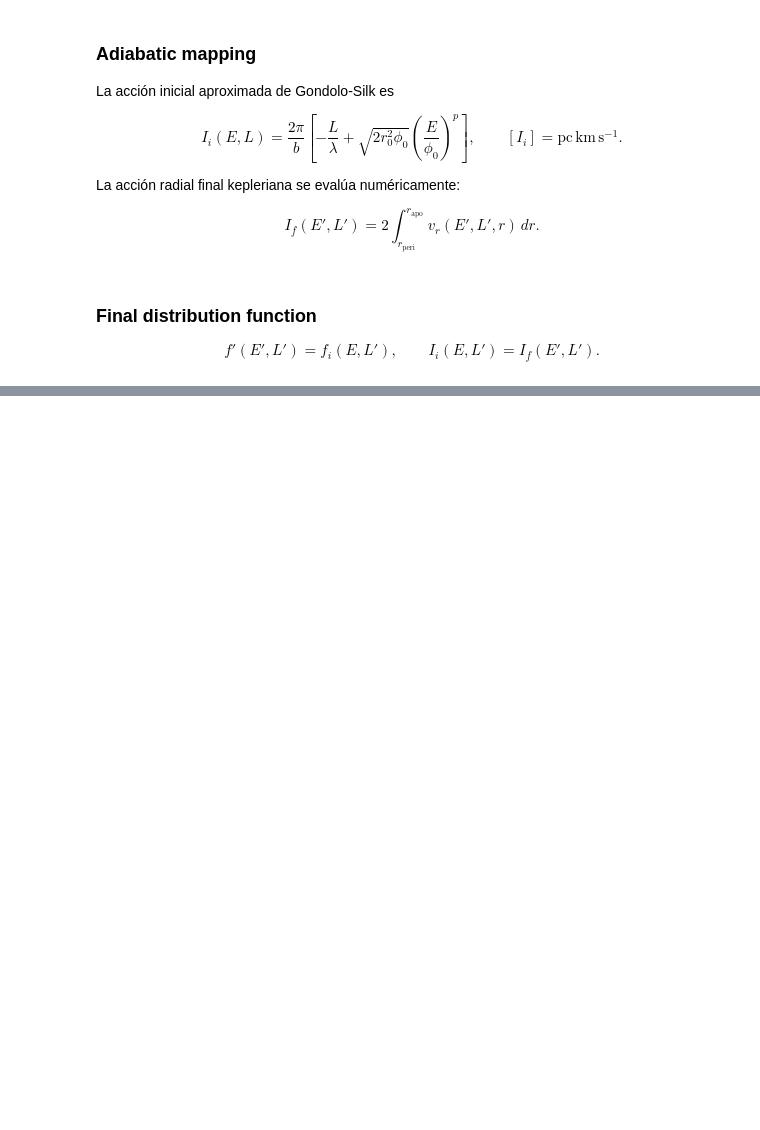
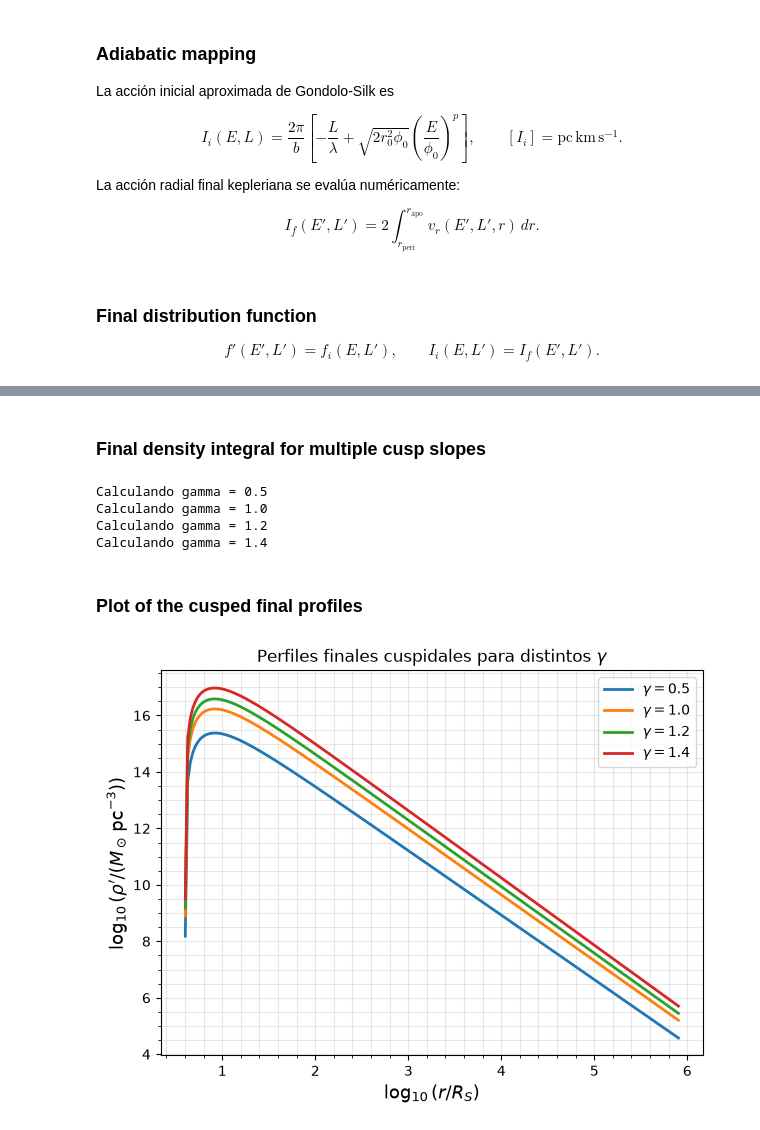
Before and after one commit to MagneticFungi/DM-spikes, a Jupyter notebook: perfiles_densidad.ipynb, the cells around one changed output, grey strips where cells are left out. Saved outputs shown, nothing was run; the diff lists cells and outputs as text; code cells hidden in the pictures; blank space fills up the shorter version.

```diff
--- a/perfiles_densidad.ipynb
+++ b/perfiles_densidad.ipynb
@@ -623,0 +465,2 @@ else:
+# %% [markdown]
+### Final density integral for multiple cusp slopes
@@ -623,0 +504,52 @@ else:
+# %%
+R_S = schwarzschild_radius(M)
+r_values_adiabatic = np.logspace(np.log10(4.001 * R_S), np.log10(0.2), 200)
+
+gamma_values = np.array([0.5, 1.0, 1.2, 1.4])
+rho_cusp_by_gamma = {}
+
+for gamma_i in gamma_values:
+    print(f"Calculando gamma = {gamma_i}")
+
+    rho_cusp_by_gamma[float(gamma_i)] = calcular_perfil_cuspidado_para_gamma(
+        gamma=float(gamma_i),
+        r_values_adiabatic=r_values_adiabatic,
+        M=M,
+        epsrel=1e-5,
+        limit=100,
+    )
+
+rho_cusp_grid = np.array([rho_cusp_by_gamma[float(g)] for g in gamma_values])
+# %% [output]
+Calculando gamma = 0.5
+Calculando gamma = 1.0
+Calculando gamma = 1.2
+Calculando gamma = 1.4
+# %% [markdown]
+### Plot of the cusped final profiles
+# %%
+plt.figure(figsize=(7, 5))
+
+for gamma_i in gamma_values:
+    rho_i = rho_cusp_by_gamma[float(gamma_i)]
+    positive_mask = rho_i > 0
+
+    x_plot = np.log10(r_values_adiabatic[positive_mask] / R_S)
+    y_plot = np.log10(rho_i[positive_mask])
+
+    plt.plot(
+        x_plot,
+        y_plot,
+        lw=2,
+        label=fr"$\gamma={gamma_i}$",
+    )
+
+plt.xlabel(r"$\log_{10}(r/R_S)$", fontsize=13)
+plt.ylabel(r"$\log_{10}(\rho'/(M_\odot\,\mathrm{pc}^{-3}))$", fontsize=13)
+plt.title(r"Perfiles finales cuspidales para distintos $\gamma$")
+plt.grid(True, which="both", alpha=0.3)
+plt.minorticks_on()
+plt.legend()
+plt.show()
+# %% [output]
+[figure, added]
```
Also changed, not shown: parts of 30 cells of this notebook.
